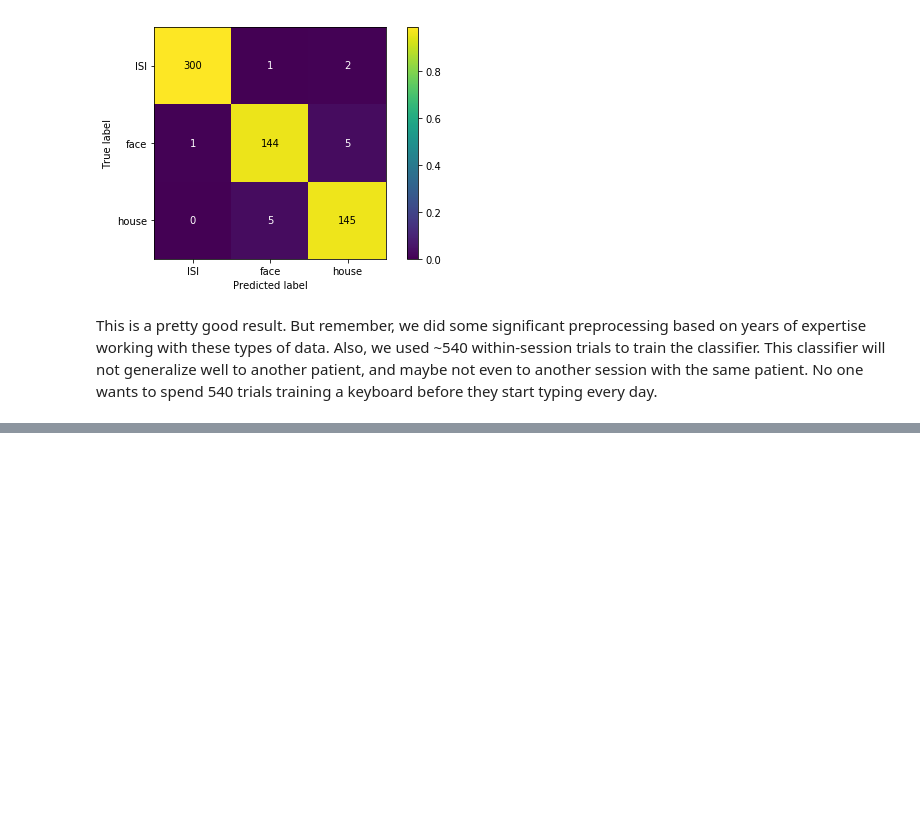
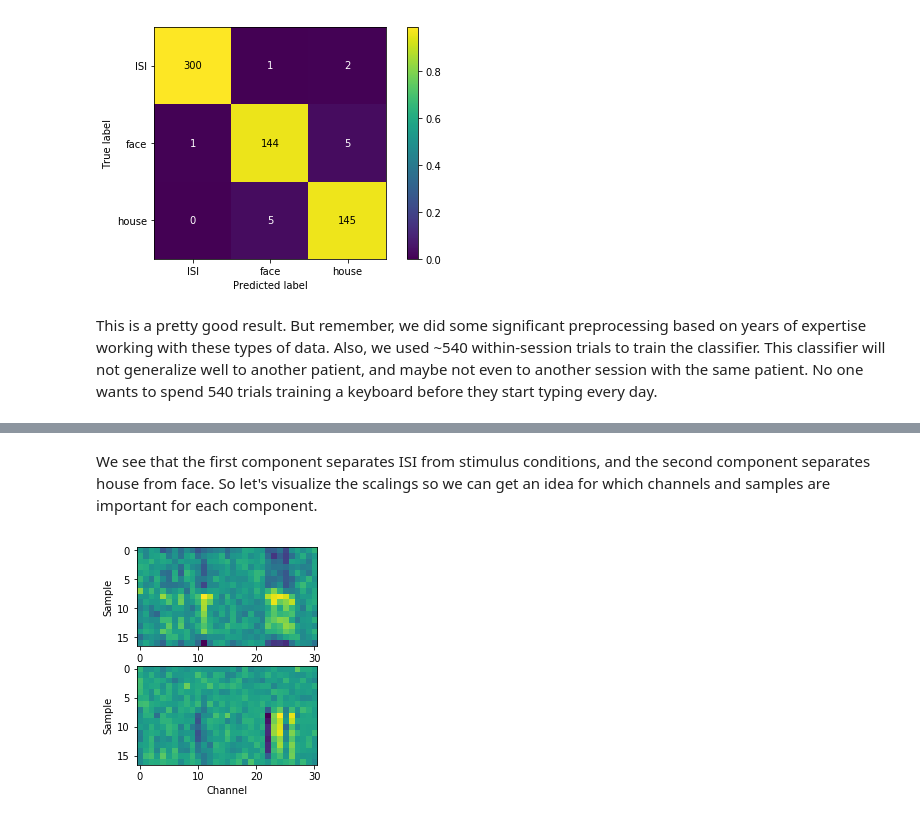
Before and after one commit to SachsLab/IntracranialNeurophysDL, a Jupyter notebook: notebooks/02_01_basic_lda.ipynb, the cells around one changed output, grey strips where cells are left out. Drawn from its saved outputs; the diff is of its cells as text; code cells hidden in the pictures; blank space fills up the shorter version.

```diff
--- a/notebooks/02_01_basic_lda.ipynb
+++ b/notebooks/02_01_basic_lda.ipynb
@@ -264,0 +285,14 @@ No one wants to spend 540 trials training a keyboard before they start typing ev
+# %% [markdown]
+We see that the first component separates ISI from stimulus conditions,
+and the second component separates house from face.
+So let's visualize the scalings so we can get an idea for which channels and samples are important for each component.
+# %%
+for comp_ix in range(2):
+  decoder = lda.scalings_[:, comp_ix].reshape(chunk['data'].shape[1:])
+  plt.subplot(2, 1, comp_ix + 1)
+  plt.imshow(decoder)
+  plt.xlabel('Channel')
+  plt.ylabel('Sample')
+plt.show()
+# %% [output]
+[figure, added]
```
Also changed, not shown: parts of 14 cells of this notebook.
